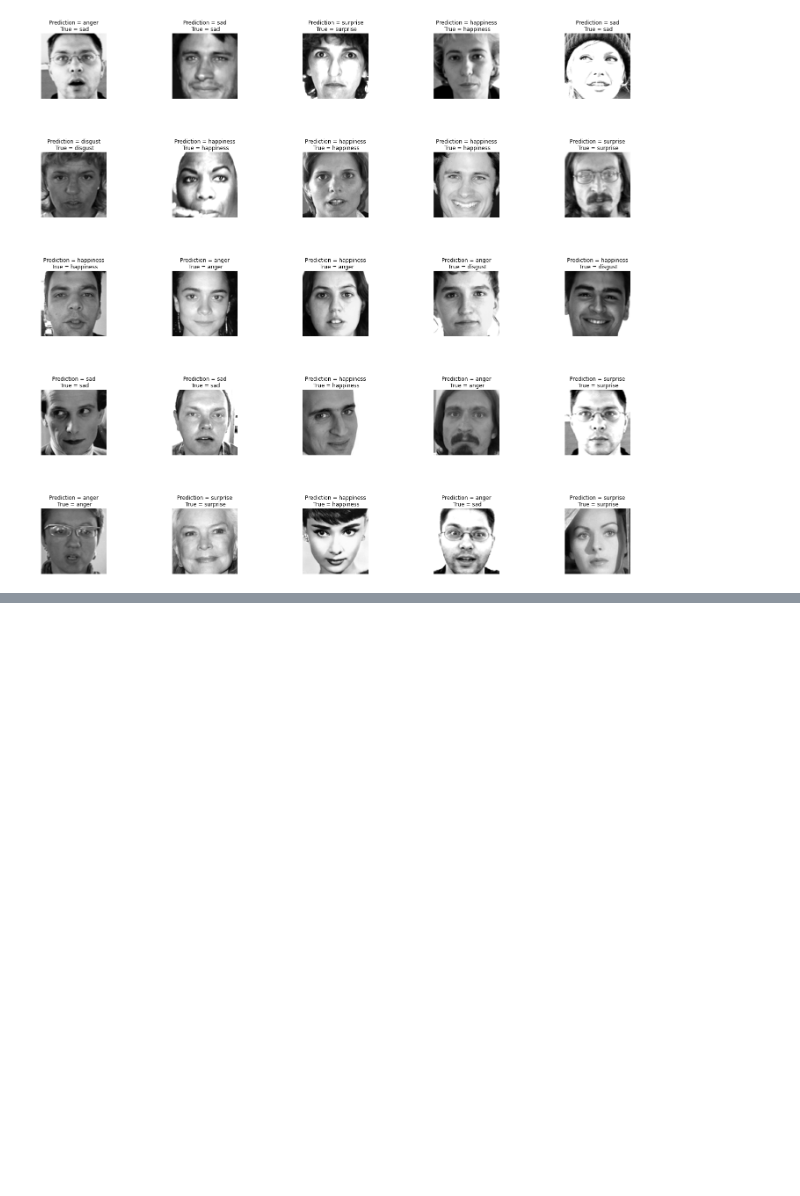
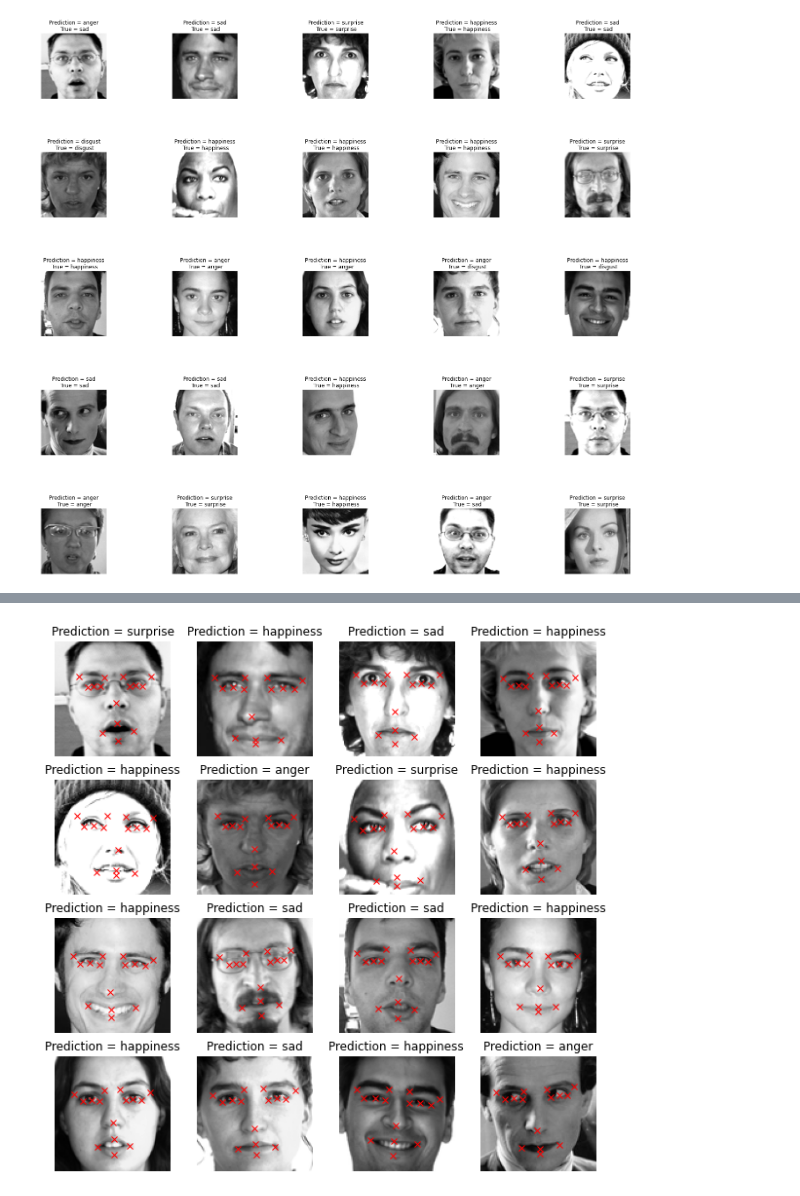
Before and after one commit to Sarjhana/Emotion-AI, a Jupyter notebook: Emotion_AI.ipynb, the cells around one changed output, grey strips where cells are left out. Saved outputs shown, nothing was run; the diff lists cells and outputs as text; code cells hidden in the pictures; blank space fills up the shorter version.

Commit message:
combine both models and deploy

```diff
--- a/Emotion_AI.ipynb
+++ b/Emotion_AI.ipynb
@@ -723,0 +741,21 @@ plt.subplots_adjust(wspace = 1)
+# %%
+def predict(X_test):
+
+  # Making prediction from the keypoint model
+  df_predict = model_1_facialKeyPoints.predict(X_test)
+
+  # Making prediction from the emotion model
+  df_emotion = np.argmax(model_2_emotion.predict(X_test), axis=-1)
+
+  # Reshaping array from (... , ) to (... , 1)
+  df_emotion = np.expand_dims(df_emotion, axis = 1)
+
+  # Converting the predictions into a dataframe
+  df_predict = pd.DataFrame(df_predict, columns= columns)
+
+  # Adding emotion into the predicted dataframe
+  df_predict['emotion'] = df_emotion
+
+  return df_predict
+# %%
+df_predict = predict(X_test)
@@ -723,0 +771,13 @@ plt.subplots_adjust(wspace = 1)
+# %%
+fig, axes = plt.subplots(4, 4, figsize = (10, 10))
+axes = axes.ravel()
+
+for i in range(16):
+
+    axes[i].imshow(X_test[i].squeeze(),cmap='gray')
+    axes[i].set_title('Prediction = {}'.format(label_to_text[df_predict['emotion'][i]]))
+    axes[i].axis('off')
+    for j in range(1,31,2):
+            axes[i].plot(df_predict.loc[i][j-1], df_predict.loc[i][j], 'rx')
+# %% [output]
+[figure, added]
```
Also changed, not shown: parts of 21 cells of this notebook.
